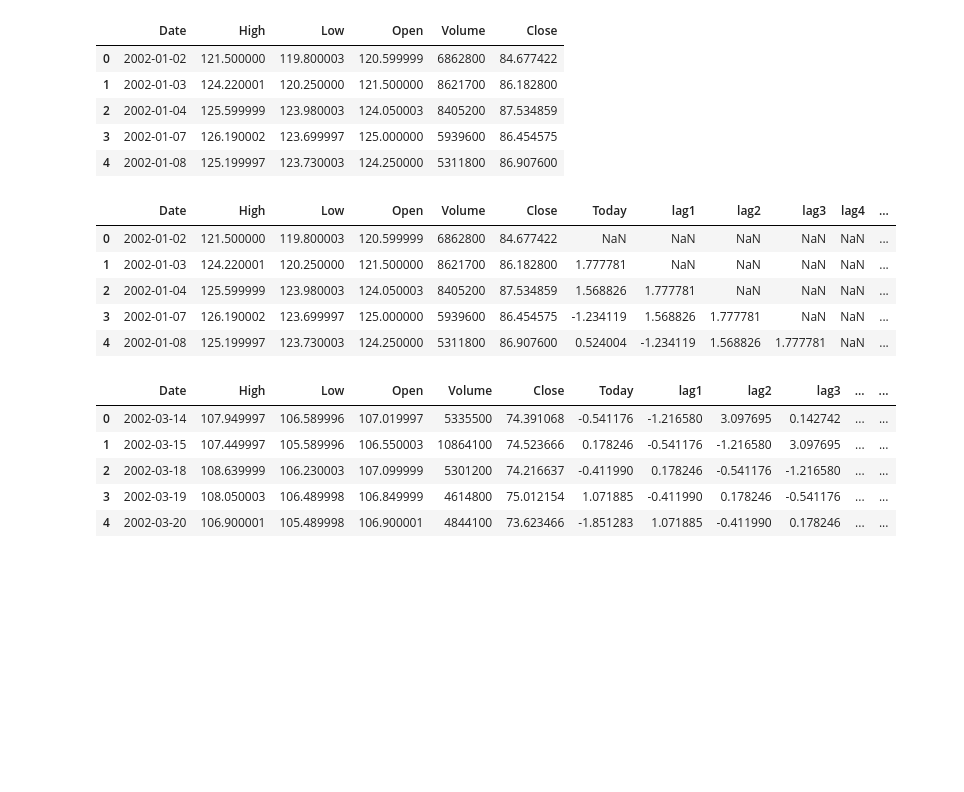
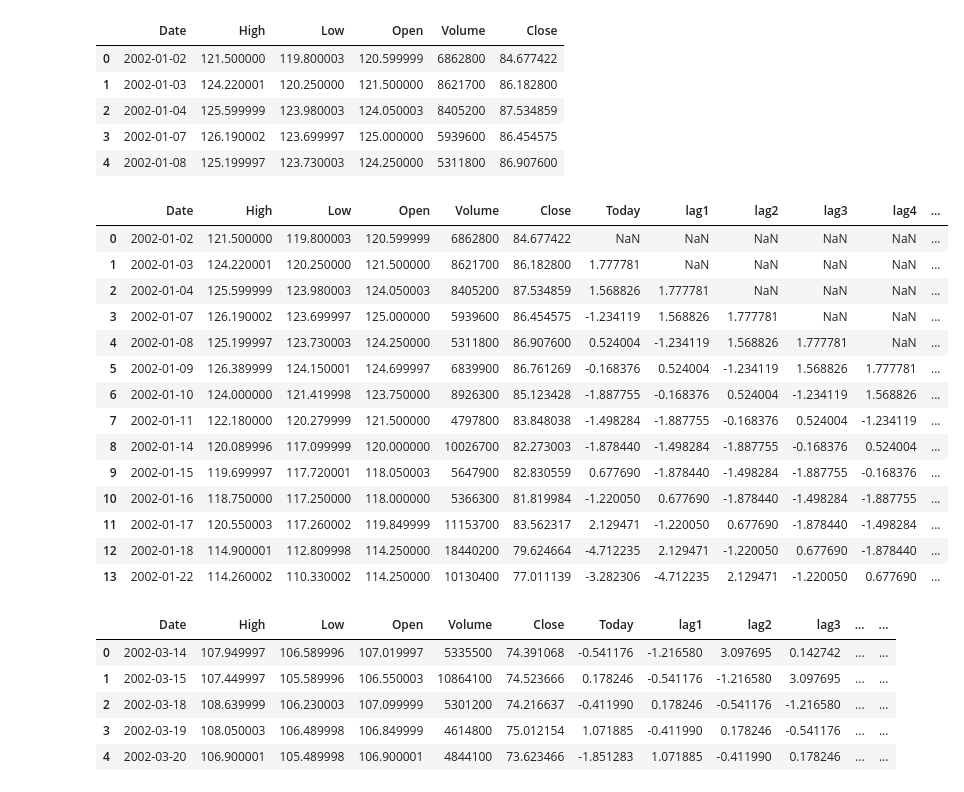
Before and after one commit to meenmo/Forecasting_Stock_Returns_via_Supervised_Learning, a Jupyter notebook: Code/DT_Revised_v1.ipynb, the cells around one changed output. Saved outputs shown, nothing was run; the diff lists cells and outputs as text; code cells hidden in the pictures; blank space fills up the shorter version.

```diff
--- a/Code/DT_Revised_v1.ipynb
+++ b/Code/DT_Revised_v1.ipynb
@@ -64,14 +64,23 @@ def create_lag_features(df, lag_days):
     return df_ret
 # %%
 df_features = create_lag_features(df_features, 5) # 5 lag features
-df_features.head()
+df_features.head(14)
 # %% [output]
 |  | Date | High | Low | Open | Volume | Close | Today | lag1 | lag2 | lag3 | lag4 | ... |
 | 0 | 2002-01-02 | 121.500000 | 119.800003 | 120.599999 | 6862800 | 84.677422 | NaN | NaN | NaN | NaN | NaN | ... |
 | 1 | 2002-01-03 | 124.220001 | 120.250000 | 121.500000 | 8621700 | 86.182800 | 1.777781 | NaN | NaN | NaN | NaN | ... |
 | 2 | 2002-01-04 | 125.599999 | 123.980003 | 124.050003 | 8405200 | 87.534859 | 1.568826 | 1.777781 | NaN | NaN | NaN | ... |
 | 3 | 2002-01-07 | 126.190002 | 123.699997 | 125.000000 | 5939600 | 86.454575 | -1.234119 | 1.568826 | 1.777781 | NaN | NaN | ... |
 | 4 | 2002-01-08 | 125.199997 | 123.730003 | 124.250000 | 5311800 | 86.907600 | 0.524004 | -1.234119 | 1.568826 | 1.777781 | NaN | ... |
+| 5 | 2002-01-09 | 126.389999 | 124.150001 | 124.699997 | 6839900 | 86.761269 | -0.168376 | 0.524004 | -1.234119 | 1.568826 | 1.777781 | ... |
+| 6 | 2002-01-10 | 124.000000 | 121.419998 | 123.750000 | 8926300 | 85.123428 | -1.887755 | -0.168376 | 0.524004 | -1.234119 | 1.568826 | ... |
+| 7 | 2002-01-11 | 122.180000 | 120.279999 | 121.500000 | 4797800 | 83.848038 | -1.498284 | -1.887755 | -0.168376 | 0.524004 | -1.234119 | ... |
+| 8 | 2002-01-14 | 120.089996 | 117.099999 | 120.000000 | 10026700 | 82.273003 | -1.878440 | -1.498284 | -1.887755 | -0.168376 | 0.524004 | ... |
+| 9 | 2002-01-15 | 119.699997 | 117.720001 | 118.050003 | 5647900 | 82.830559 | 0.677690 | -1.878440 | -1.498284 | -1.887755 | -0.168376 | ... |
+| 10 | 2002-01-16 | 118.750000 | 117.250000 | 118.000000 | 5366300 | 81.819984 | -1.220050 | 0.677690 | -1.878440 | -1.498284 | -1.887755 | ... |
+| 11 | 2002-01-17 | 120.550003 | 117.260002 | 119.849999 | 11153700 | 83.562317 | 2.129471 | -1.220050 | 0.677690 | -1.878440 | -1.498284 | ... |
+| 12 | 2002-01-18 | 114.900001 | 112.809998 | 114.250000 | 18440200 | 79.624664 | -4.712235 | 2.129471 | -1.220050 | 0.677690 | -1.878440 | ... |
+| 13 | 2002-01-22 | 114.260002 | 110.330002 | 114.250000 | 10130400 | 77.011139 | -3.282306 | -4.712235 | 2.129471 | -1.220050 | 0.677690 | ... |
 # %%
 # drop earlier data with missing lag features
 df_features.dropna(inplace=True)
```
Also changed, not shown: parts of 4 cells of this notebook, 1 other file.
